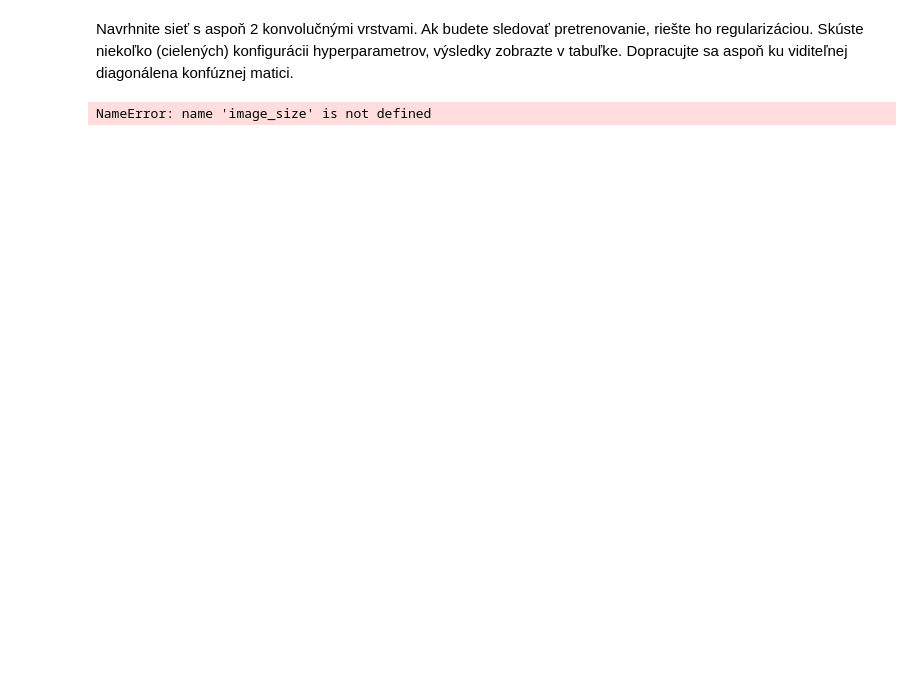
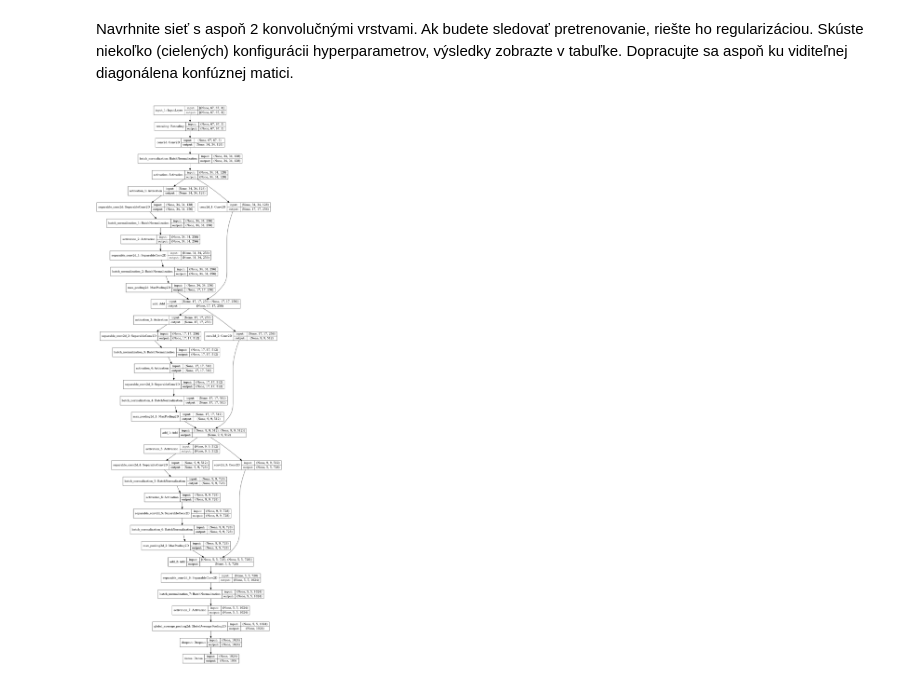
Before and after one commit to micudaroman/image-classification-sports, a Jupyter notebook: image-classification-sport.ipynb, the cells around one changed output. Saved outputs shown, nothing was run; the diff lists cells and outputs as text; code cells hidden in the pictures; blank space fills up the shorter version.

Commit message:
Kaggle Notebook | image-classification-sport | Version 5

```diff
--- a/image-classification-sport.ipynb
+++ b/image-classification-sport.ipynb
@@ -308,7 +330,7 @@ def make_model(input_shape, num_classes):
 
     previous_block_activation = x  # Set aside residual
 
-    for size in [256]:
+    for size in [256, 512, 728]:
         x = layers.Activation("relu")(x)
         x = layers.SeparableConv2D(size, 3, padding="same")(x)
         x = layers.BatchNormalization()(x)
@@ -319,34 +341,34 @@ def make_model(input_shape, num_classes):
 
         x = layers.MaxPooling2D(3, strides=2, padding="same")(x)
 
         # Project residual
         residual = layers.Conv2D(size, 1, strides=2, padding="same")(
             previous_block_activation
         )
         x = layers.add([x, residual])  # Add back residual
         previous_block_activation = x  # Set aside next residual
 
     x = layers.SeparableConv2D(1024, 3, padding="same")(x)
     x = layers.BatchNormalization()(x)
     x = layers.Activation("relu")(x)
 
     x = layers.GlobalAveragePooling2D()(x)
     if num_classes == 2:
         activation = "sigmoid"
         units = 1
     else:
         activation = "softmax"
         units = num_classes
 
     x = layers.Dropout(0.5)(x)
     outputs = layers.Dense(units, activation=activation)(x)
     return keras.Model(inputs, outputs)
 
 
 model = make_model(input_shape=image_size + (3,), num_classes=100)
 keras.utils.plot_model(model, show_shapes=True)
 # %% [output]
-NameError: name 'image_size' is not defined
+[figure, added]
 # %%
 def plot_to_image(figure):
     """
```
Also changed, not shown: parts of 24 cells of this notebook.
